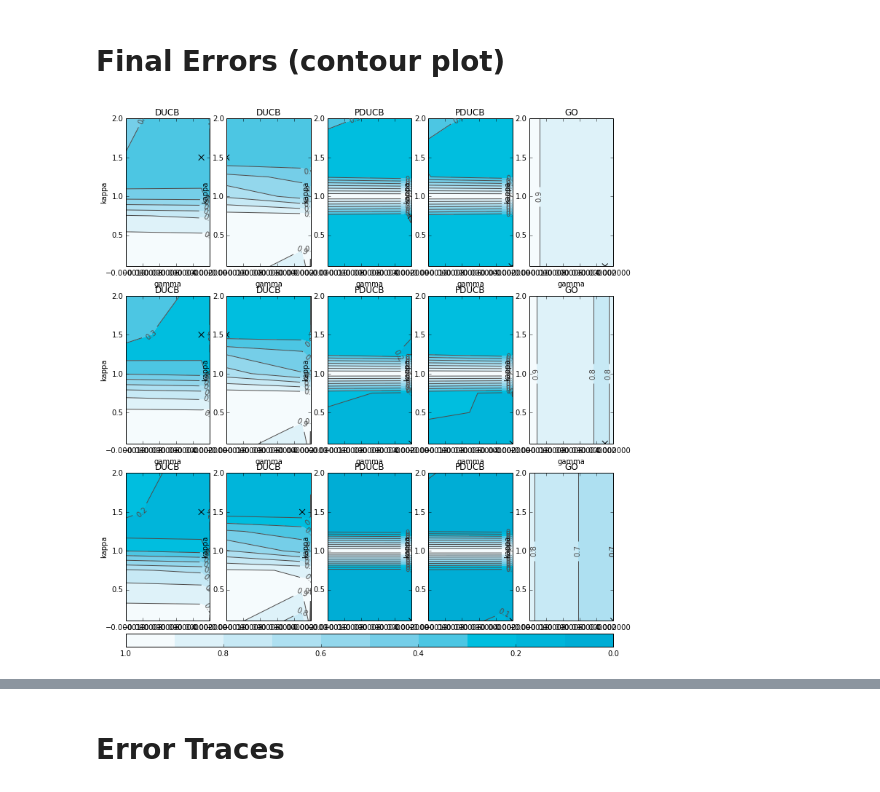
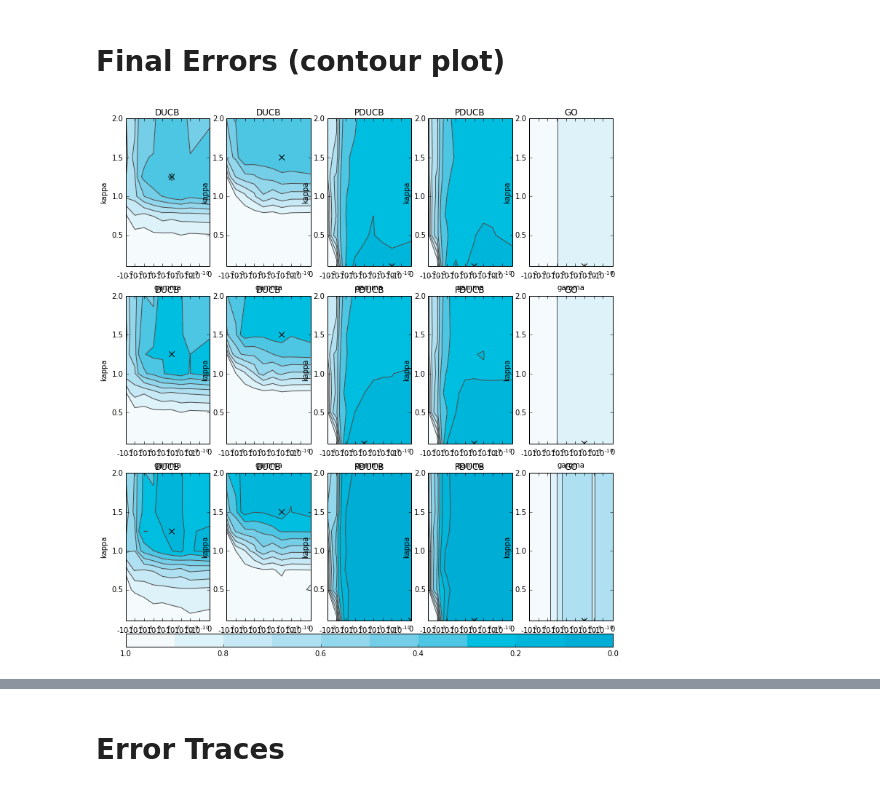
Before and after one commit to jgosmann/plume, a Jupyter notebook: notebooks/Visualization.ipynb, the cells around one changed output, grey strips where cells are left out. Cells and saved outputs as stored; diff of their text form; code cells hidden in the pictures.

Commit message:
Plot improvements.

```diff
--- a/notebooks/Visualization.ipynb
+++ b/notebooks/Visualization.ipynb
@@ -15,7 +15,7 @@ import tables
 Populating the interactive namespace from numpy and matplotlib
 # %%
 kappas = ['0.1', '0.5', '0.75', '1', '1.25', '1.5', '2']
-gammas = ['0', '-1e-9', '-1e-8', '-1e-7', '-1e-6', '-1e-5']
+gammas = ['0', '-1e-9', '-1e-8', '-1e-7', '-1e-6', '-1e-5', '-1e-4', '-1e-3', '-1e-2']
 # %%
 gray = (0.3, 0.3, 0.3)
 seq_palette = SequentialLCPalette('seq', 210, (60, 100), (90, 0))
@@ -53,7 +53,7 @@ def to_paramstr(behavior, mse_scaling, kappa, gamma):
 def iter_trial_filenames(basename, start=0):
     i = start
     while True:
-        filename = '../Data/SingleSourceGaussian/{}.{}.h5'.format(basename, i)
+        filename = os.path.join('..', 'Data', '{}.{}.h5'.format(basename, i))
         if not os.path.isfile(filename):
             if i == start:
                 warnings.warn("No datafiles for '{}'.".format(basename))
@@ -78,12 +78,12 @@ def cached(fn):
 # Final Errors (contour plot)
 # %%
 @cached
-def get_final_errors(behavior, mse_scaling, kappas, gammas, error_type):
+def get_final_errors(experiment, behavior, mse_scaling, kappas, gammas, error_type):
     values = np.zeros((len(kappas), len(gammas)))
     for (i, kappa), (j, gamma) in itertools.product(enumerate(kappas), enumerate(gammas)):
         paramstr = to_paramstr(behavior, mse_scaling, kappa, gamma)
         n = 0
-        for filename in iter_trial_filenames(paramstr):
+        for filename in iter_trial_filenames(os.path.join(experiment, paramstr)):
             with tables.open_file(filename) as fileh:
                 err_trace = fileh.get_node(fileh.root, error_type)
                 values[i, j] += err_trace[-1] / err_trace[0]
@@ -94,8 +94,8 @@ def get_final_errors(behavior, mse_scaling, kappas, gammas, error_type):
             values[i, j] = 1.0
     return values
 
-def plot_final_errors( ax, behavior, mse_scaling, kappas, gammas, error_type):
-    values = get_final_errors(behavior, mse_scaling, tuple(kappas), tuple(gammas), error_type)
+def plot_final_errors(ax, experiment, behavior, mse_scaling, kappas, gammas, error_type):
+    values = get_final_errors(experiment, behavior, mse_scaling, tuple(kappas), tuple(gammas), error_type)
 
     f_gammas = [float(g) for g in gammas]
     f_kappas = [float(k) for k in kappas]
@@ -105,17 +105,19 @@ def plot_final_errors( ax, behavior, mse_scaling, kappas, gammas, error_type):
         f_gammas, f_kappas, values, levels=np.arange(0.0, 1.1, 0.1), cmap=seq_palette)
     cs = ax.contour(
         f_gammas, f_kappas, values, levels=np.arange(0.0, 1.1, 0.1), colors=(0.3, 0.3, 0.3))
-    ax.clabel(cs, fmt='%1.1f')
+    #ax.clabel(cs, fmt='%1.1f')
     ax.scatter(
-        gammas[idx_min[1]], kappas[idx_min[0]], marker='x', s=60, c='k')
+        f_gammas[idx_min[1]], f_kappas[idx_min[0]], marker='x', s=60, c='k')
     ax.set_xlabel("gamma")
     ax.set_ylabel("kappa")
     ax.set_title(behavior)
+    ax.set_xscale('symlog', linthreshx=1e-10)
+    ax.invert_xaxis()
     ax.set_xlim(min(f_gammas), max(f_gammas))
     ax.set_ylim(min(f_kappas), max(f_kappas))
     return csf
 
-def create_final_error_matrix(behaviors, error_types):
+def create_final_error_matrix(experiment, behaviors, error_types):
     fig = plt.figure(figsize=(12, 13))
 
     legend_height = 0.025
@@ -126,14 +128,15 @@ def create_final_error_matrix(behaviors, error_types):
             return fig.add_subplot(subplot_spec, sharex=sharex, sharey=sharey)
 
         def _plot(self, ax, error_type, (behavior, scaling)):
-            self.cs = plot_final_errors(ax, behavior, scaling, kappas, gammas, error_type)
+            self.cs = plot_final_errors(ax, experiment, behavior, scaling, kappas, gammas, error_type)
 
     p = ParamSearchPlot(error_types, behaviors, SubplotSpec(grid, 0))
     cb = fig.colorbar(p.cs, orientation='horizontal', cax=fig.add_subplot(grid[1]))
     cb.ax.invert_xaxis()
 # %%
 create_final_error_matrix(
+    experiment='SingleSourceGaussian',
     behaviors=[('DUCB', 1), ('DUCB', 'auto'), ('PDUCB', 70), ('PDUCB', 'auto'), ('GO', '')],
-    error_types =['rmse', 'wrmse', 'rewards'])
+    error_types=['rmse', 'wrmse', 'rewards'])
 # %% [output]
-[figure, old version]
+[figure, new version]
```
Also changed, not shown: parts of 6 cells of this notebook.
